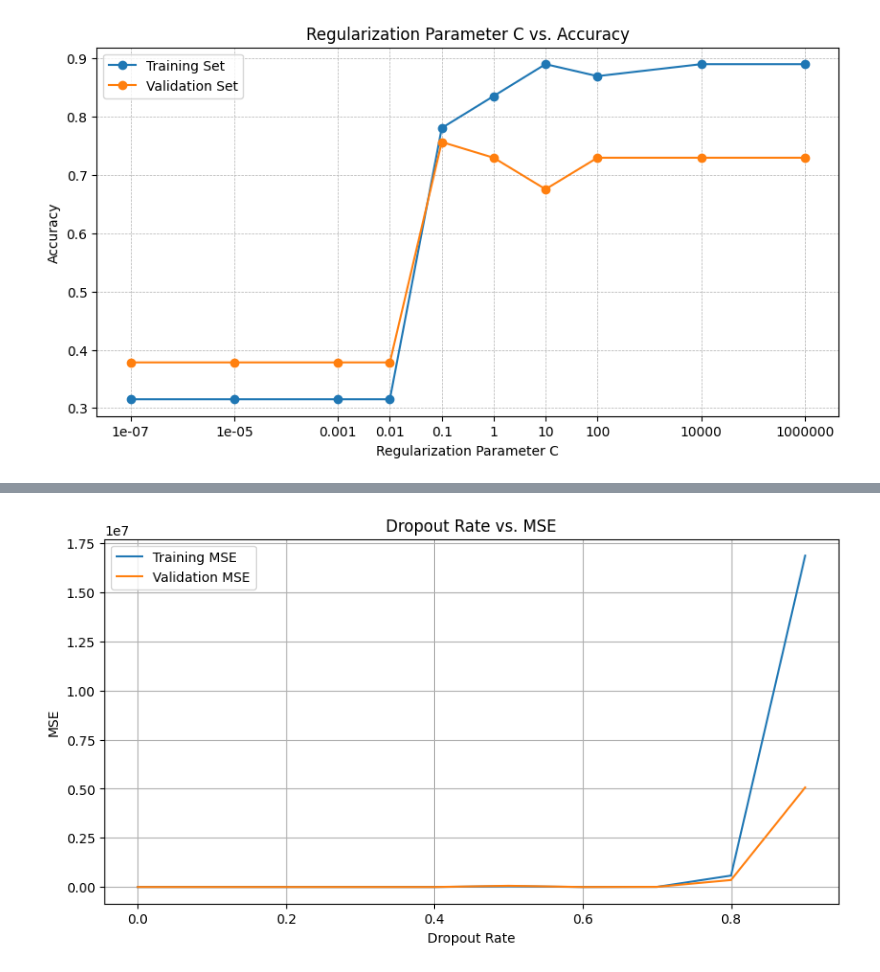
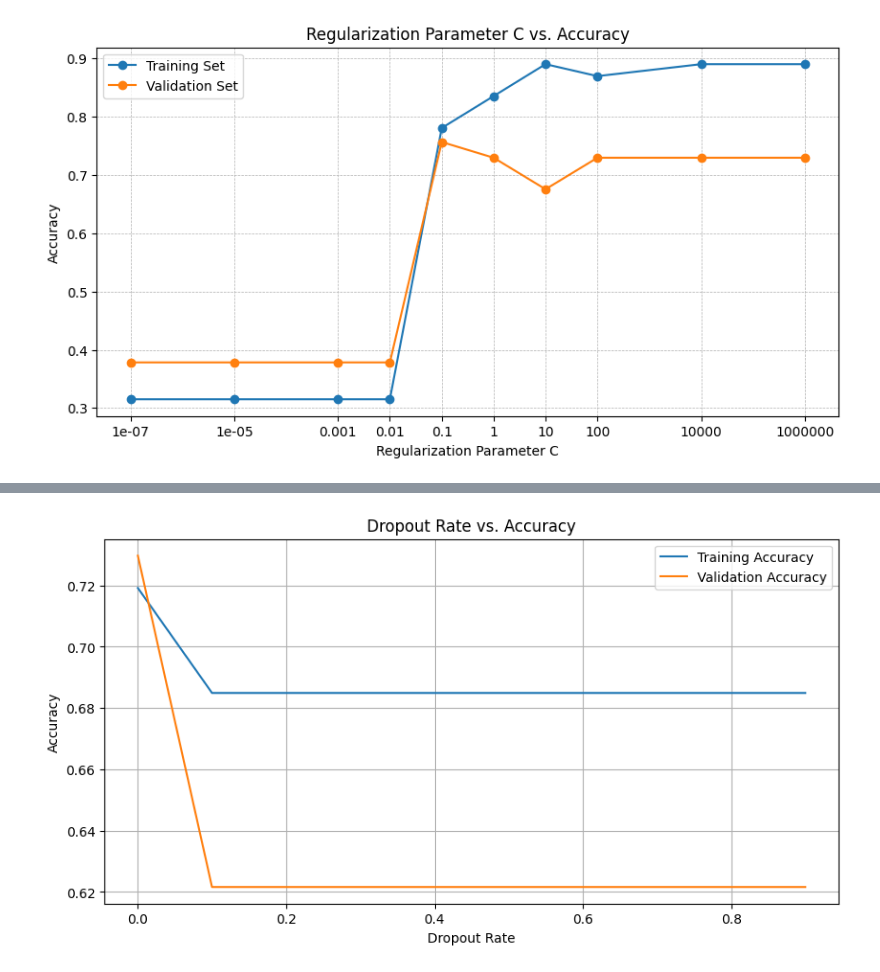
Before and after one commit to DZhang3210/ML_Project, a Jupyter notebook: ML_Project.ipynb, the cells around one changed output, grey strips where cells are left out. Cells and saved outputs as stored; diff of their text form; code cells hidden in the pictures.

```diff
--- a/ML_Project.ipynb
+++ b/ML_Project.ipynb
@@ -141,7 +143,7 @@ X = df_encoded.drop(['Survived', 'Ticket', 'Cabin', 'Name'], axis = 1)
 y = df_encoded['Survived']
 
 
-X = np.power(X, 3)
+X = np.power(X, 2)
 
 
 X_poly_train, X_poly_test, y_poly_train, y_poly_test = train_test_split(X, y, test_size=0.2, random_state=42)
@@ -233,12 +267,15 @@ y = df_encoded['Survived']
 
 scaler = StandardScaler()
 
-poly = PolynomialFeatures(degree=2)
+poly = PolynomialFeatures(degree=3)
 
 X_poly = poly.fit_transform(X)       # Fit and transform the data
 X_poly_train, X_poly_test, y_poly_train, y_poly_test = train_test_split(X_poly, y, test_size=0.2, random_state=42)
 
-
+# Fit and transform the training data
+X_poly_train = scaler.fit_transform(X_poly_train)
+# Only transform the testing data
+X_poly_test = scaler.transform(X_poly_test)
 
 # print("Training Set:")
 # print(X_poly_train.head())
@@ -386,53 +471,48 @@ X_test_scaled = scaler.transform(X_test)
 # print("\nValidation Set:")
 # print(y_train.head())
 # %%
-#Creating/Training a Neural Network Model
-
-### change learning rate, epochs, dropout rate
-### change number of layers, activation function
-
-# Compile the model
-
-#modify epochs, validation_split?
-
 dropout_rates = [i / 10 for i in range(10)]
-train_mse = []
-validation_mse = []
+train_acc = []  # Use a list to store training accuracies
+validation_acc = []  # Use a list to store validation accuracies
 
 for i in dropout_rates:
   model = Sequential([
-      Dense(128, activation='LeakyReLU', input_shape=(X_train_scaled.shape[1],)),
-      Dense(64, activation='LeakyReLU'),
-      Dense(32, activation='LeakyReLU'),
-      Dense(1)
+      Dense(128, activation='relu', input_shape=(X_train_scaled.shape[1],)),
+      Dropout(i),
+      Dense(64, activation='relu'),
+      Dropout(i),
+      Dense(32, activation='relu'),
+      Dropout(i),
+      Dense(1, activation='sigmoid')
   ])
-  model.add(Dropout(i))
-  model.compile(optimizer=Adam(learning_rate=0.1), loss='mse', metrics=['mae', 'mse'])
+
+
+  model.compile(optimizer=Adam(learning_rate=0.1), loss='binary_crossentropy', metrics=['accuracy'])
   history = model.fit(X_train_scaled, y_train, epochs=100, validation_split=0.2, verbose=0)
 
-  #print("Testing Dropout Percentage: ", i)
-  test_results = model.evaluate(X_train_scaled, y_train, verbose=0)
-  #print(f'Test results - MSE: {test_results[2]}')
-  train_mse.append(test_results[2])
+  # Evaluate the model and get the training accuracy
+  train_results = model.evaluate(X_train_scaled, y_train, verbose=0)
+  train_acc.append(train_results[1])
 
-  test_results = model.evaluate(X_test_scaled, y_test, verbose=0)
-  #print(f'Validation results - MSE: {test_results[2]}')
-  validation_mse.append(test_results[2])
+  # Evaluate the model and get the validation accuracy
+  validation_results = model.evaluate(X_test_scaled, y_test, verbose=0)
+  validation_acc.append(validation_results[1])
 
+# Create a DataFrame to display results
 df = pd.DataFrame({
   'Dropout Rate': dropout_rates,
-  'Training MSE': train_mse,
-  'Validation MSE': validation_mse
+  'Training Accuracy': train_acc,
+  'Validation Accuracy': validation_acc
 })
 
 print(df)
 
 plt.figure(figsize=(10, 5))
-plt.plot(dropout_rates, train_mse, label='Training MSE')
-plt.plot(dropout_rates, validation_mse, label='Validation MSE')
+plt.plot(dropout_rates, train_acc, label='Training Accuracy')
+plt.plot(dropout_rates, validation_acc, label='Validation Accuracy')
 plt.xlabel('Dropout Rate')
-plt.ylabel('MSE')
-plt.title('Dropout Rate vs. MSE')
+plt.ylabel('Accuracy')
+plt.title('Dropout Rate vs. Accuracy')
 plt.legend()
 plt.grid(True)
 plt.show()
@@ -451 +531 @@ plt.show()
-[figure, old version]
+[figure, new version]
```
Also changed, not shown: parts of 6 cells of this notebook.
